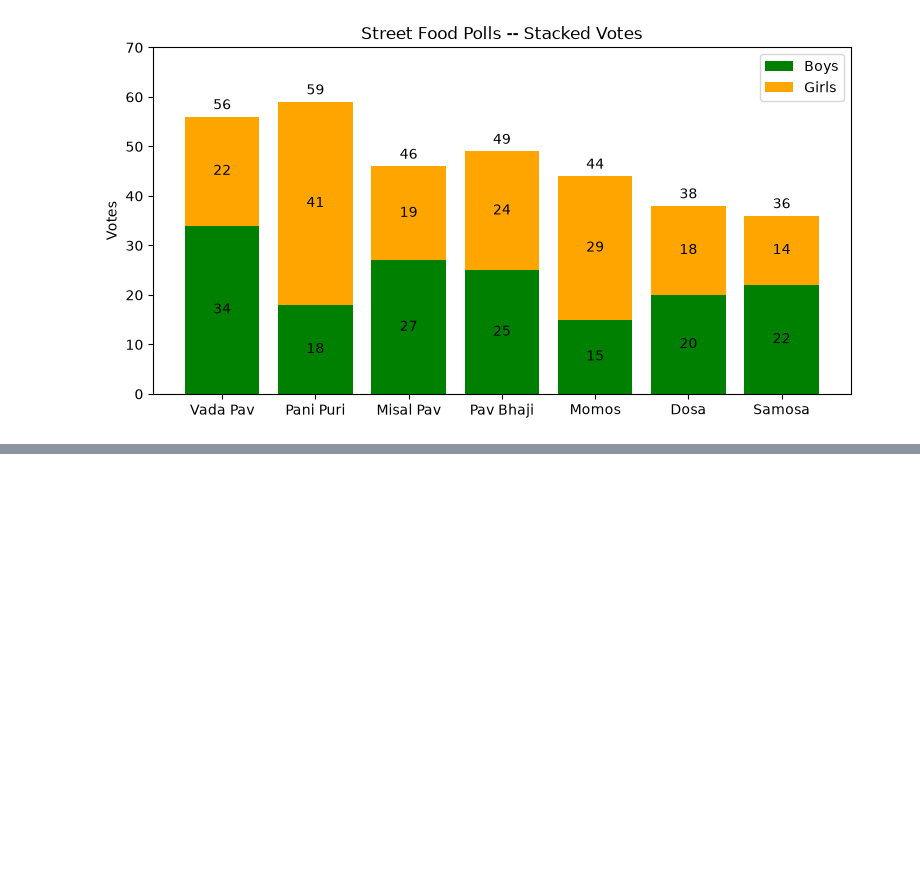
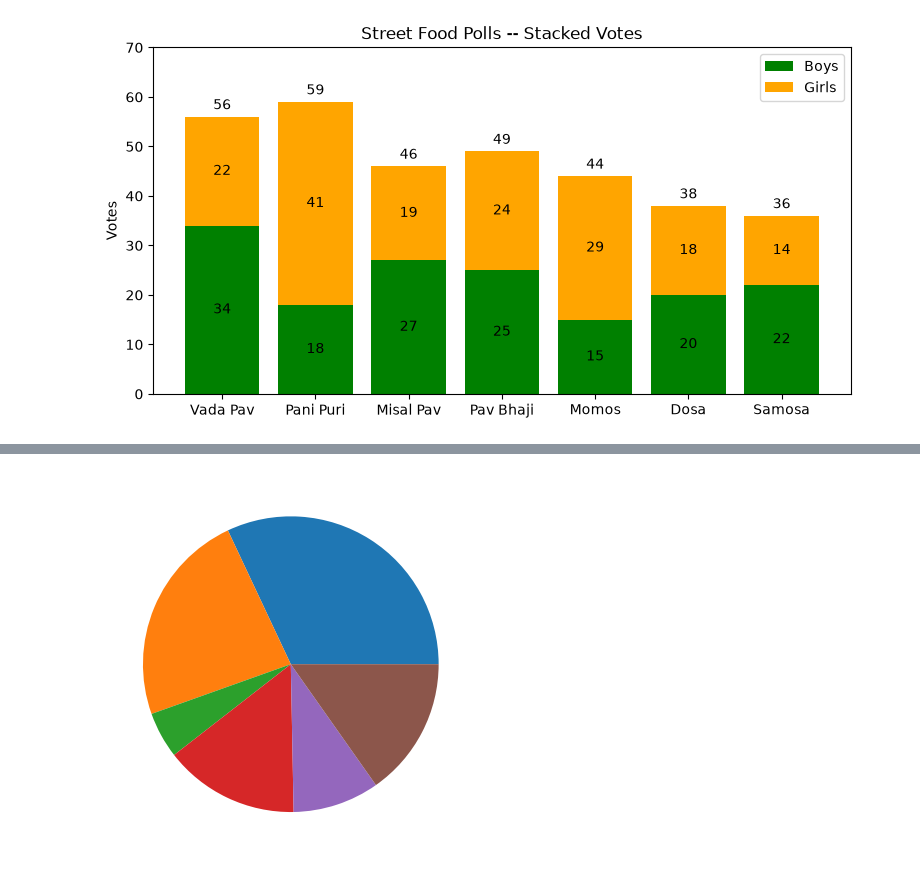
Before and after one commit to singh-amit-45/Data-Science, a Jupyter notebook: Libraries/Matplotlib/Matplotlib.ipynb, the cells around one changed output, grey strips where cells are left out. Drawn from its saved outputs; the diff is of its cells as text; code cells hidden in the pictures; blank space fills up the shorter version.

```diff
--- a/Libraries/Matplotlib/Matplotlib.ipynb
+++ b/Libraries/Matplotlib/Matplotlib.ipynb
@@ -318,0 +321,2 @@ plt.show()
+# %%
+expenses = pd.read_csv('monthly_household_expenses.csv')
@@ -318,0 +339,4 @@ plt.show()
+# %%
+categories = ['rent','groceries','electricity','travel','entertainment','shopping']
+yearly = expenses[categories].sum()
+print(yearly)
@@ -318,0 +351,5 @@ plt.show()
+# %%
+plt.pie(yearly)
+plt.show()
+# %% [output]
+[figure, added]
```
Also changed, not shown: parts of 15 cells of this notebook.
